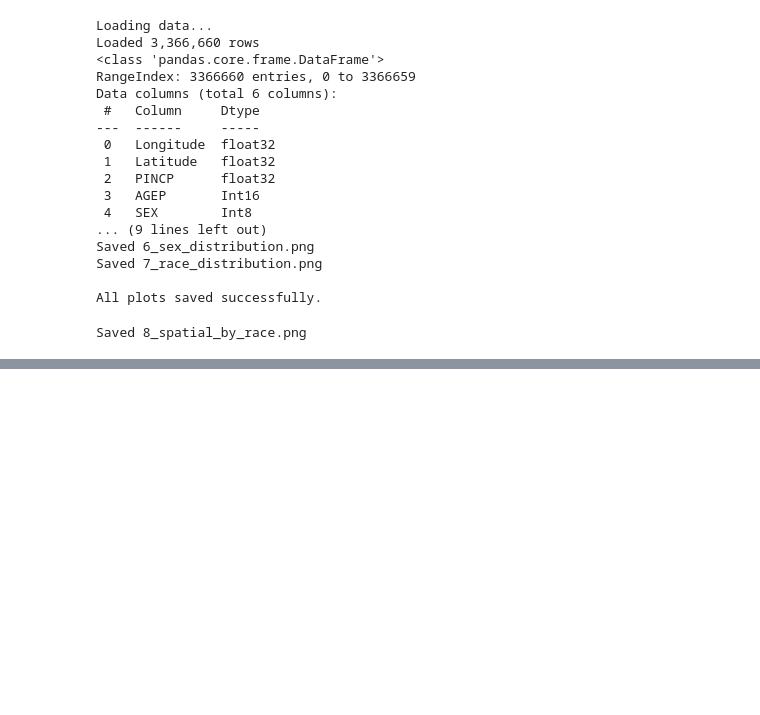
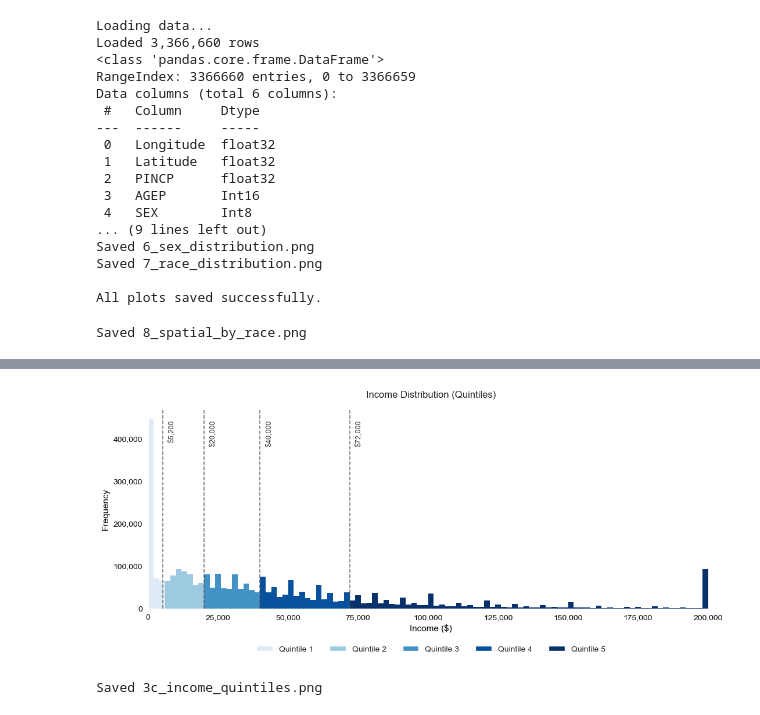
Before and after one commit to PeeterTarvas/MastersThesis, a Jupyter notebook: datasets.ipynb, the cells around one changed output, grey strips where cells are left out. Saved outputs shown, nothing was run; the diff lists cells and outputs as text; code cells hidden in the pictures; blank space fills up the shorter version.

```diff
--- a/datasets.ipynb
+++ b/datasets.ipynb
@@ -335,0 +422,16 @@ Saved 11_constraint_vector.png
+# %%
+quint_cuts = df['PINCP'].quantile([0.2, 0.4, 0.6, 0.8]).values
+QUINT_LABELS = ['Quintile 1', 'Quintile 2', 'Quintile 3', 'Quintile 4', 'Quintile 5']
+QUINT_COLORS = ['#DEEBF7', '#9ECAE1', '#4292C6', '#08519C', '#08306B']
+
+plot_colored_histogram(
+    data=capped_income,
+    cut_points=quint_cuts,
+    labels=QUINT_LABELS,
+    colors=QUINT_COLORS,
+    title='Income Distribution (Quintiles)',
+    filename='3c_income_quintiles.png'
+)
+# %% [output]
+[figure, added]
+Saved 3c_income_quintiles.png
```
Also changed, not shown: parts of 5 cells of this notebook, 6 other files.
